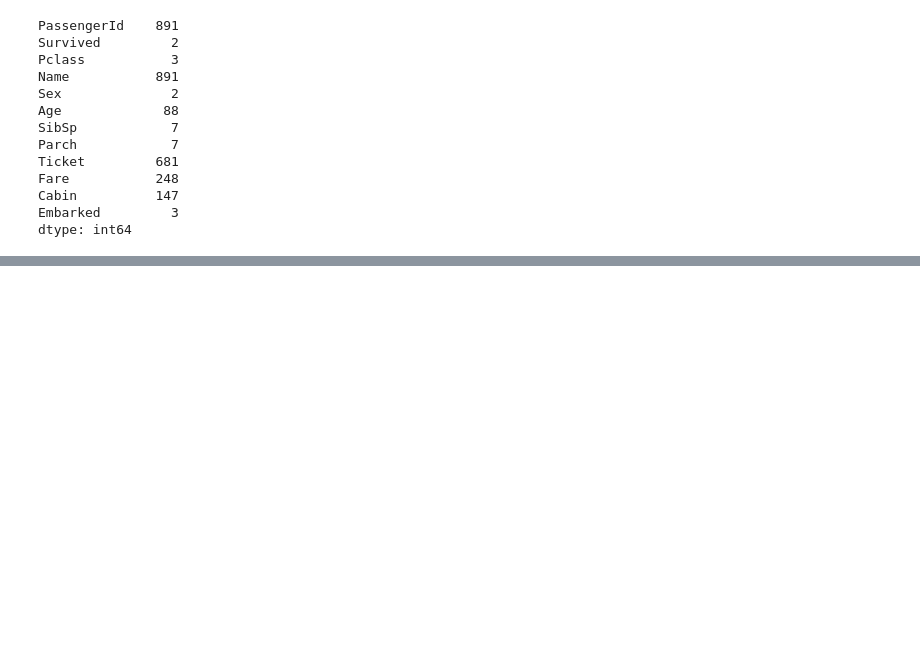
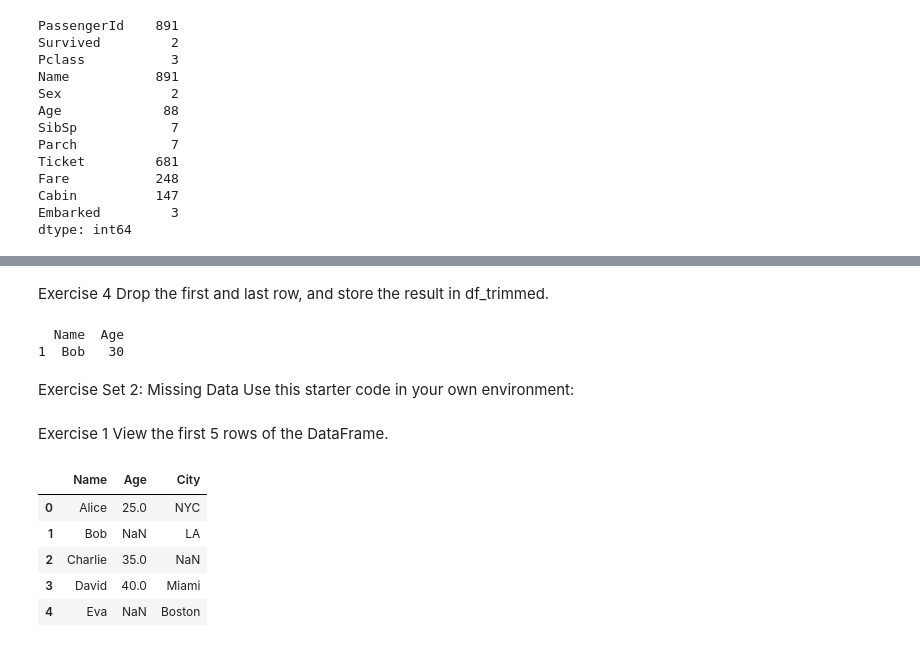
Before and after one commit to jfraz757/DA_M2_CodingExercises, a Jupyter notebook: w1_exercises.ipynb, the cells around one changed output, grey strips where cells are left out. Cells and saved outputs as stored; diff of their text form; code cells hidden in the pictures; blank space fills up the shorter version.

```diff
--- a/w1_exercises.ipynb
+++ b/w1_exercises.ipynb
@@ -271,0 +319,35 @@ dtype: int64
+# %% [markdown]
+Exercise 4
+Drop the first and last row, and store the result in df_trimmed.
+# %%
+df_trimmed = df.drop([df.index[0], df.index[2]])
+print(df_trimmed)
+# %% [output]
+  Name  Age
+1  Bob   30
+# %% [markdown]
+Exercise Set 2: Missing Data
+Use this starter code in your own environment:
+# %%
+import pandas as pd
+import numpy as np
+
+data = {
+"Name": ["Alice", "Bob", "Charlie", "David", "Eva"],
+"Age": [25, np.nan, 35, 40, None],
+"City": ["NYC", "LA", None, "Miami", "Boston"],
+}
+
+df = pd.DataFrame(data)
+# %% [markdown]
+Exercise 1
+View the first 5 rows of the DataFrame.
+# %%
+df.head()
+# %% [output]
+|  | Name | Age | City |
+| 0 | Alice | 25.0 | NYC |
+| 1 | Bob | NaN | LA |
+| 2 | Charlie | 35.0 | NaN |
+| 3 | David | 40.0 | Miami |
+| 4 | Eva | NaN | Boston |
```
Also changed, not shown: parts of 61 cells of this notebook.
